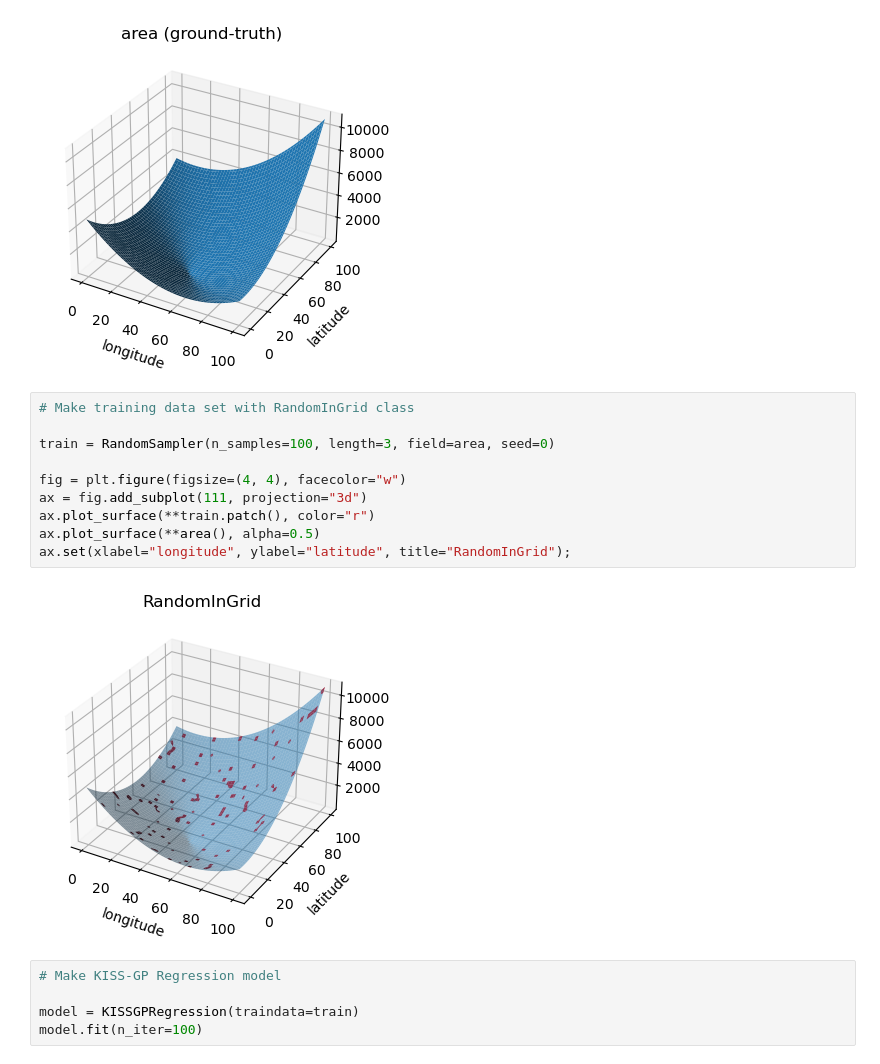
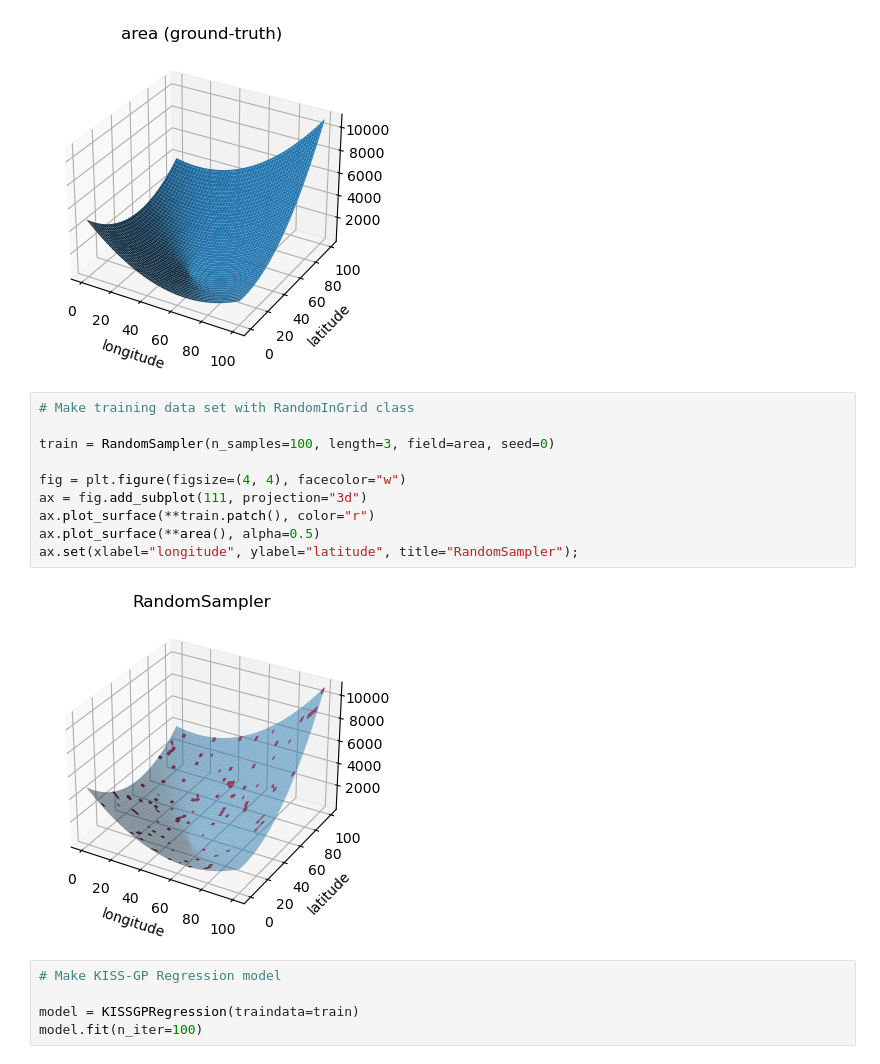
Before and after one commit to yo-aka-gene/SparCity, a Jupyter notebook: docs/notebooks/quadratic_rs.ipynb, the cells around one changed output. Cells and saved outputs as stored; diff of their text form.

```diff
--- a/docs/notebooks/quadratic_rs.ipynb
+++ b/docs/notebooks/quadratic_rs.ipynb
@@ -31,15 +31,15 @@ ax.set(xlabel="longitude", ylabel="latitude", title="area (ground-truth)");
 # %%
 # Make training data set with RandomInGrid class
 
 train = RandomSampler(n_samples=100, length=3, field=area, seed=0)
 
 fig = plt.figure(figsize=(4, 4), facecolor="w")
 ax = fig.add_subplot(111, projection="3d")
 ax.plot_surface(**train.patch(), color="r")
 ax.plot_surface(**area(), alpha=0.5)
-ax.set(xlabel="longitude", ylabel="latitude", title="RandomInGrid");
+ax.set(xlabel="longitude", ylabel="latitude", title="RandomSampler");
 # %% [output]
-[figure, old version]
+[figure, new version]
 # %%
 # Make KISS-GP Regression model
 
```
